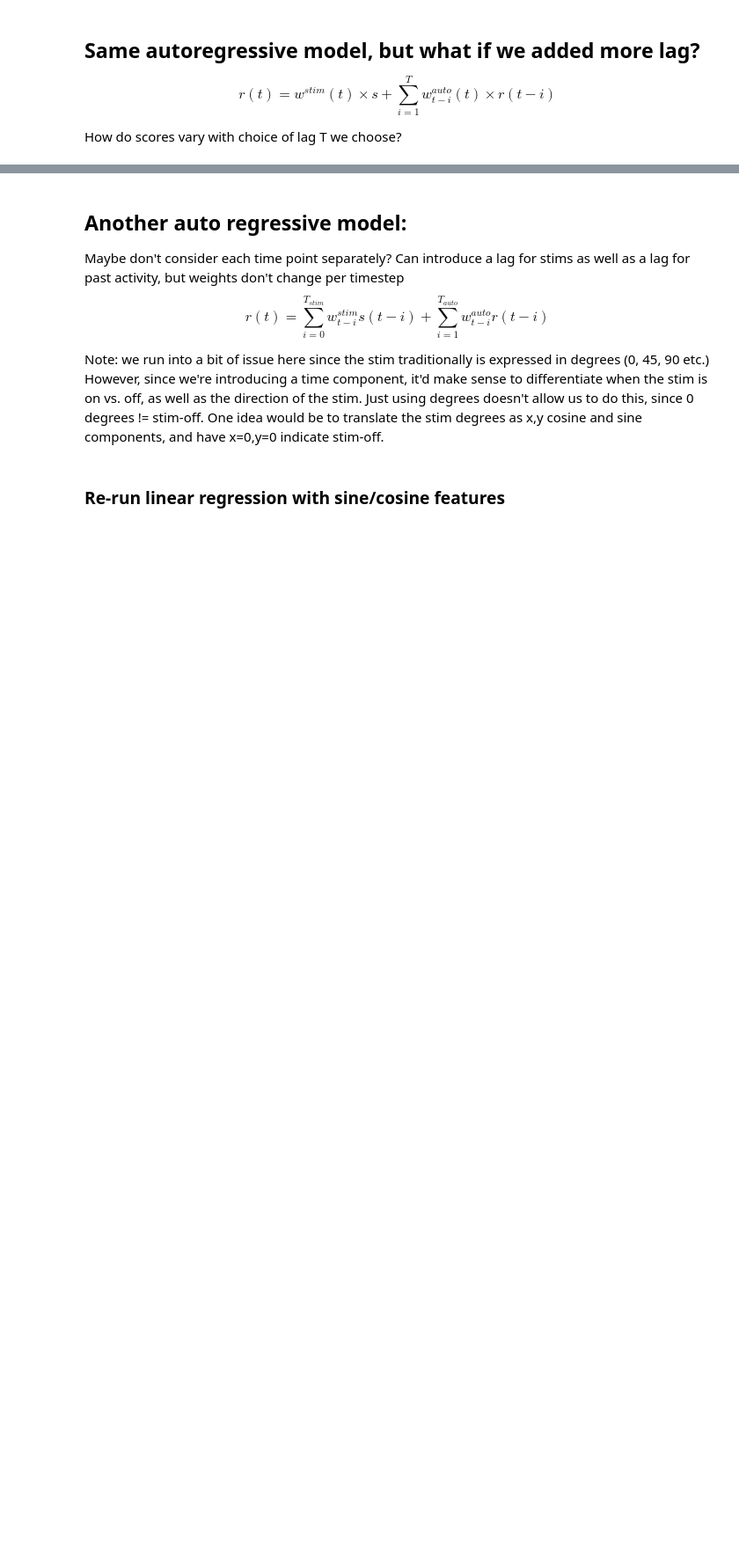
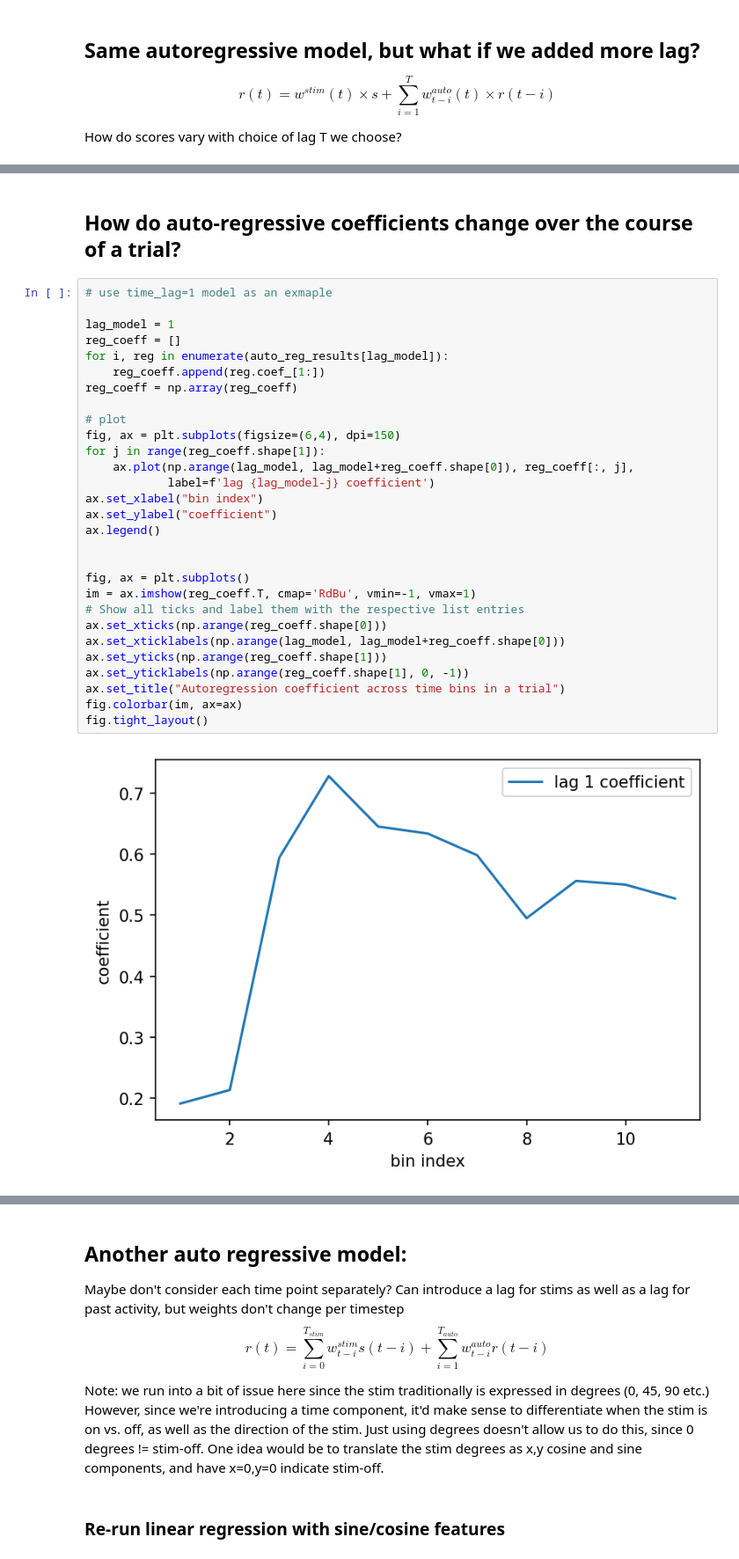
Before and after one commit to AllenInstitute/swdb_2023, a Jupyter notebook: Day5/Day5_VisualCodingNeuroPixels.ipynb, the cells around one changed output, grey strips where cells are left out. Shown at 88% size. Cells and saved outputs as stored; diff of their text form; blank space fills up the shorter version.

Commit message:
fixed weight models & population models

```diff
--- a/Day5/Day5_VisualCodingNeuroPixels.ipynb
+++ b/Day5/Day5_VisualCodingNeuroPixels.ipynb
@@ -453,0 +459,33 @@ ax.legend()
+# %% [markdown]
+## How do auto-regressive coefficients change over the course of a trial?
+# %%
+# use time_lag=1 model as an exmaple
+
+lag_model = 1
+reg_coeff = []
+for i, reg in enumerate(auto_reg_results[lag_model]):
+    reg_coeff.append(reg.coef_[1:])
+reg_coeff = np.array(reg_coeff)
+
+# plot
+fig, ax = plt.subplots(figsize=(6,4), dpi=150)
+for j in range(reg_coeff.shape[1]):
+    ax.plot(np.arange(lag_model, lag_model+reg_coeff.shape[0]), reg_coeff[:, j],
+            label=f'lag {lag_model-j} coefficient')
+ax.set_xlabel("bin index")
+ax.set_ylabel("coefficient")
+ax.legend()
+
+
+fig, ax = plt.subplots()
+im = ax.imshow(reg_coeff.T, cmap='RdBu', vmin=-1, vmax=1)
+# Show all ticks and label them with the respective list entries
+ax.set_xticks(np.arange(reg_coeff.shape[0]))
+ax.set_xticklabels(np.arange(lag_model, lag_model+reg_coeff.shape[0]))
+ax.set_yticks(np.arange(reg_coeff.shape[1]))
+ax.set_yticklabels(np.arange(reg_coeff.shape[1], 0, -1))
+ax.set_title("Autoregression coefficient across time bins in a trial")
+fig.colorbar(im, ax=ax)
+fig.tight_layout()
+# %% [output]
+[figure, added]
```
Also changed, not shown: parts of 26 cells of this notebook, 1 other file.
